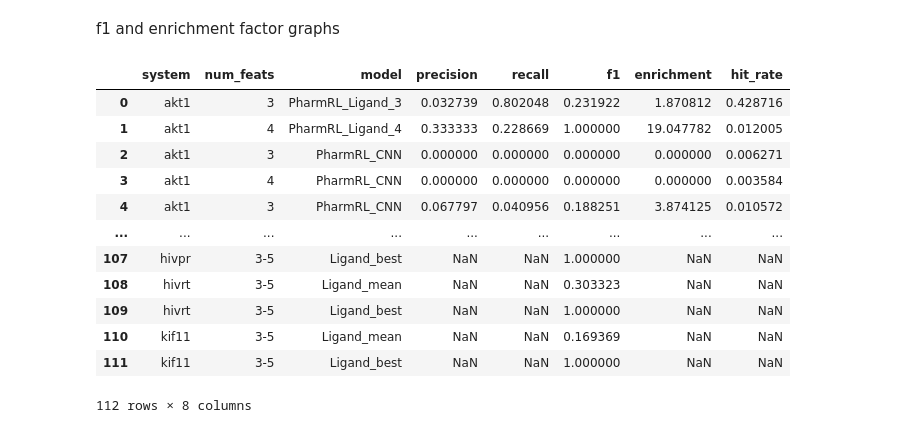
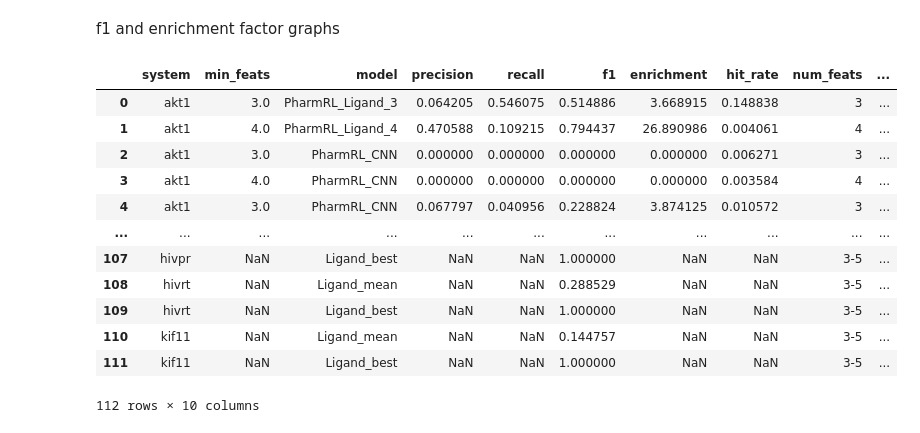
Before and after one commit to RishalAggarwal/Pharmrl, a Jupyter notebook: notebooks/dude_eval.ipynb, the cells around one changed output. Saved outputs shown, nothing was run; the diff lists cells and outputs as text; code cells hidden in the pictures.

Commit message:
updated results

```diff
--- a/notebooks/dude_eval.ipynb
+++ b/notebooks/dude_eval.ipynb
@@ -135,8 +127,8 @@ import numpy as np
 import pandas as pd
 import pickle
 # %%
-df=pd.DataFrame(columns=['system','num_feats','model','precision','recall','f1','enrichment','hit_rate'])
-num_feats=[3,4]
+df=pd.DataFrame(columns=['system','min_feats','model','precision','recall','f1','enrichment','hit_rate','num_feats'])
+min_feats=[3,4]
 prefixes=['ligand_min_','cnn_min_']
 for test_folder in test_folders:
     print(test_folder)
@@ -146,7 +138,7 @@ for test_folder in test_folders:
         if 'cnn' in prefix:
             model_list=['model_cnn_1','model_cnn_2','model_cnn_3','model_cnn_4','model_cnn_5']
         for model in model_list:
-            for feat in num_feats:
+            for feat in min_feats:
                 pharmacophore_file=folder_dir+prefix+str(feat)+'_'+model+'_predicted_pharmacophores.json'
                 output=subprocess.check_output('python getf1.py '+pharmacophore_file+ ' ' +folder_dir+'pharmit_ligand_db' +' --actives ' + folder_dir +'actives_final.ism --decoys '+folder_dir+'decoys_final.ism' ,shell=True)
                 output=output.decode('utf-8')
@@ -156,7 +148,9 @@ for test_folder in test_folders:
                 precision=float(results[5])
                 hit_rate=float(results[8])
                 enrichment=float(results[11])
-                df=df.append({'system':test_folder,'num_feats':feat,'model':model,'precision':precision,'recall':recall,'f1':f1,'enrichment':enrichment,'hit_rate':hit_rate},ignore_index=True)
+                num_feats=int(results[14])
+                gh=float(results[16])
+                df=df.append({'system':test_folder,'min_feats':feat,'model':model,'precision':precision,'recall':recall,'f1':f1,'enrichment':enrichment,'hit_rate':hit_rate,'Guner-Henry':gh,'num_feats':num_feats},ignore_index=True)
 print(df.head())
 df.to_csv('dude_prediction_results.csv')
 # %% [output]
@@ -186,14 +199,2 @@ print(df)
 # %% [markdown]
 Obtain mean and max pharmacophore from ligand scores
-# %%
-ligand_means_f1={}
-ligand_best_f1={}
-for test_folder in test_folders:
-    target_df=pickle.load(open(parent_dir+test_folder+'/target_df.pkl','rb'))
-    print(test_folder)
-    print(np.max(target_df['f1']))
-    target_df=target_df[target_df['file'].apply(lambda x: len(x.split('_'))>2)]
-    target_df=target_df[target_df['file'].apply(lambda x: int(x.split('_')[1])<=5)]
-    ligand_means_f1[test_folder]=np.mean(target_df['f1'])
-    ligand_best_f1[test_folder]=np.max(target_df['f1'])
-    print(np.max(target_df['f1']),np.mean(target_df['f1']))
@@ -217,0 +201,7 @@ kif11
+# %%
+ligand_means_f1={}
+ligand_best_f1={}
+for test_folder in test_folders:
+    ligand_means_f1[test_folder]=df_ligand_feats[(df_ligand_feats['system']==test_folder)]['f1'].mean()
+    ligand_best_f1[test_folder]=df_ligand_feats[(df_ligand_feats['system']==test_folder)]['f1'].max()
+    print(test_folder,ligand_means_f1[test_folder],ligand_best_f1[test_folder])
@@ -218,3 +217,6 @@ kif11
+# %%
+for test_folder in test_folders:
+    df=df.append(df_ligand_feats[df_ligand_feats['system']==test_folder][df_ligand_feats['f1']==ligand_best_f1[test_folder]])
 # %% [markdown]
 df to latex
 # %%
@@ -294,25 +296,25 @@ print(df)
 f1 and enrichment factor graphs
 # %%
 df.loc[df.model.str.contains('model_cnn'),'model']='PharmRL_CNN'
-df.loc[(df.model.str.contains("model_ligand")) & (df['num_feats']==3),'model']='PharmRL_Ligand_3'
-df.loc[df.model.str.contains("model_ligand") & (df['num_feats']==4),'model']='PharmRL_Ligand_4'
+df.loc[(df.model.str.contains("model_ligand")) & (df['min_feats']==3),'model']='PharmRL_Ligand_3'
+df.loc[df.model.str.contains("model_ligand") & (df['min_feats']==4),'model']='PharmRL_Ligand_4'
 df.loc[df.model.str.contains("ligand_mean"),'model']='Ligand_mean'
 df.loc[df.model.str.contains("ligand_best"),'model']='Ligand_best'
 df
 # %% [output]
-|  | system | num_feats | model | precision | recall | f1 | enrichment | hit_rate |
-| 0 | akt1 | 3 | PharmRL_Ligand_3 | 0.032739 | 0.802048 | 0.231922 | 1.870812 | 0.428716 |
-| 1 | akt1 | 4 | PharmRL_Ligand_4 | 0.333333 | 0.228669 | 1.000000 | 19.047782 | 0.012005 |
-| 2 | akt1 | 3 | PharmRL_CNN | 0.000000 | 0.000000 | 0.000000 | 0.000000 | 0.006271 |
-| 3 | akt1 | 4 | PharmRL_CNN | 0.000000 | 0.000000 | 0.000000 | 0.000000 | 0.003584 |
-| 4 | akt1 | 3 | PharmRL_CNN | 0.067797 | 0.040956 | 0.188251 | 3.874125 | 0.010572 |
-| ... | ... | ... | ... | ... | ... | ... | ... | ... |
-| 107 | hivpr | 3-5 | Ligand_best | NaN | NaN | 1.000000 | NaN | NaN |
-| 108 | hivrt | 3-5 | Ligand_mean | NaN | NaN | 0.303323 | NaN | NaN |
-| 109 | hivrt | 3-5 | Ligand_best | NaN | NaN | 1.000000 | NaN | NaN |
-| 110 | kif11 | 3-5 | Ligand_mean | NaN | NaN | 0.169369 | NaN | NaN |
-| 111 | kif11 | 3-5 | Ligand_best | NaN | NaN | 1.000000 | NaN | NaN |
+|  | system | min_feats | model | precision | recall | f1 | enrichment | hit_rate | num_feats | ... |
+| 0 | akt1 | 3.0 | PharmRL_Ligand_3 | 0.064205 | 0.546075 | 0.514886 | 3.668915 | 0.148838 | 3 | ... |
+| 1 | akt1 | 4.0 | PharmRL_Ligand_4 | 0.470588 | 0.109215 | 0.794437 | 26.890986 | 0.004061 | 4 | ... |
+| 2 | akt1 | 3.0 | PharmRL_CNN | 0.000000 | 0.000000 | 0.000000 | 0.000000 | 0.006271 | 3 | ... |
+| 3 | akt1 | 4.0 | PharmRL_CNN | 0.000000 | 0.000000 | 0.000000 | 0.000000 | 0.003584 | 4 | ... |
+| 4 | akt1 | 3.0 | PharmRL_CNN | 0.067797 | 0.040956 | 0.228824 | 3.874125 | 0.010572 | 3 | ... |
+| ... | ... | ... | ... | ... | ... | ... | ... | ... | ... | ... |
+| 107 | hivpr | NaN | Ligand_best | NaN | NaN | 1.000000 | NaN | NaN | 3-5 | ... |
+| 108 | hivrt | NaN | Ligand_mean | NaN | NaN | 0.288529 | NaN | NaN | 3-5 | ... |
+| 109 | hivrt | NaN | Ligand_best | NaN | NaN | 1.000000 | NaN | NaN | 3-5 | ... |
+| 110 | kif11 | NaN | Ligand_mean | NaN | NaN | 0.144757 | NaN | NaN | 3-5 | ... |
+| 111 | kif11 | NaN | Ligand_best | NaN | NaN | 1.000000 | NaN | NaN | 3-5 | ... |
-112 rows × 8 columns
+112 rows × 10 columns
 # %%
 df.system=df.system.str.upper()
 df
```
Also changed, not shown: parts of 17 cells of this notebook, 4 other files.
